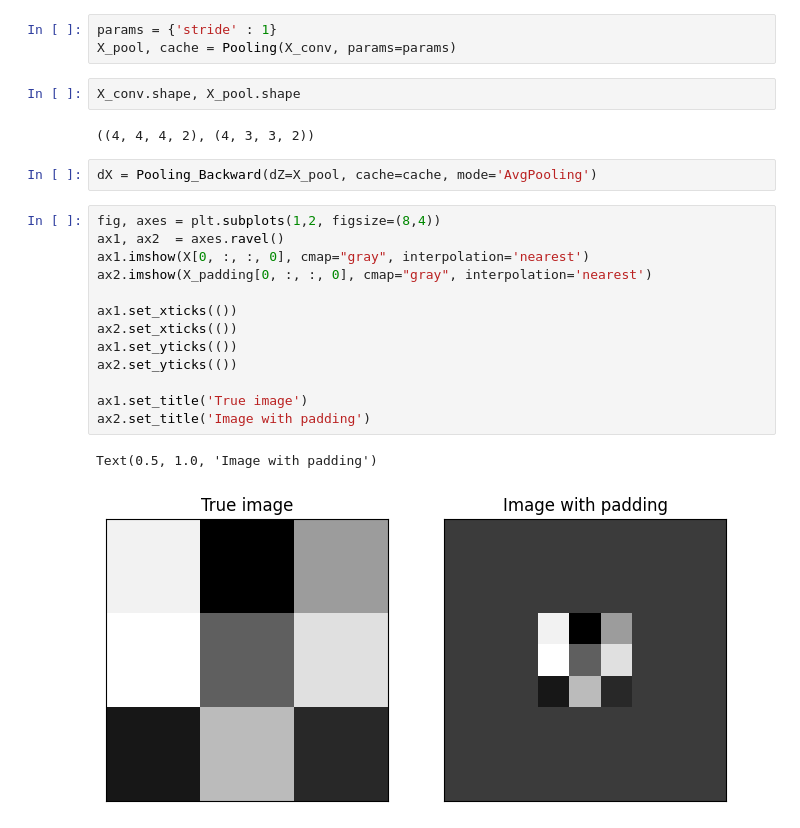
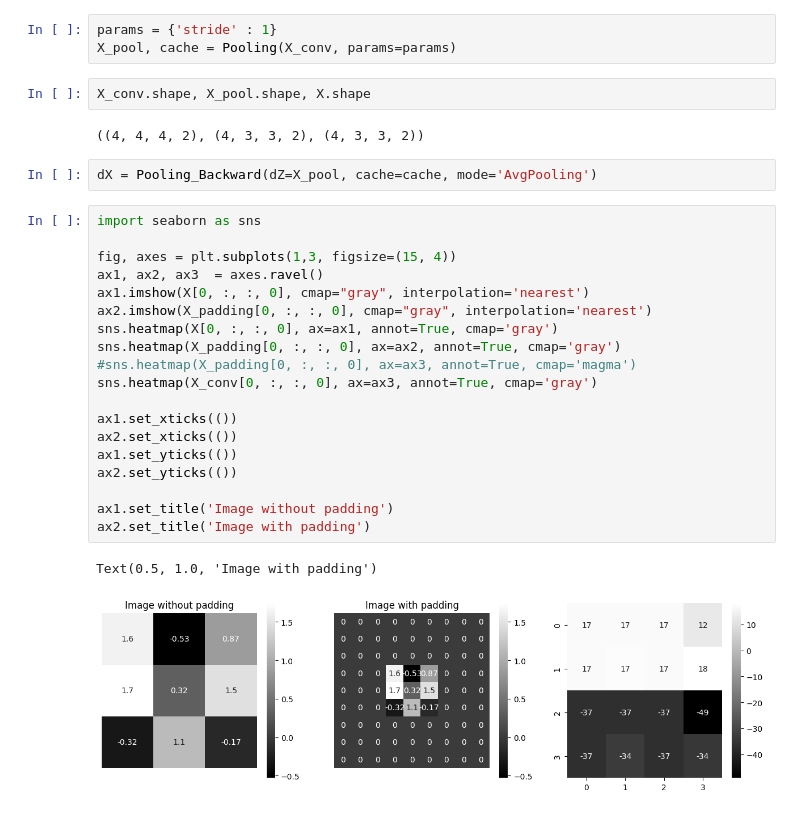
Before and after one commit to irene1604/deep_learning, a Jupyter notebook: ConvNet_step_by_step.ipynb, the cells around one changed output. Cells and saved outputs as stored; diff of their text form.

Commit message:
ConvNet updating

```diff
--- a/ConvNet_step_by_step.ipynb
+++ b/ConvNet_step_by_step.ipynb
@@ -456,24 +460,30 @@ dA, dW, db = Conv_Backward(dZ=X_conv, cache=cache_conv)
 params = {'stride' : 1}
 X_pool, cache = Pooling(X_conv, params=params)
 # %%
-X_conv.shape, X_pool.shape
+X_conv.shape, X_pool.shape, X.shape
 # %% [output]
-((4, 4, 4, 2), (4, 3, 3, 2))
+((4, 4, 4, 2), (4, 3, 3, 2), (4, 3, 3, 2))
 # %%
 dX = Pooling_Backward(dZ=X_pool, cache=cache, mode='AvgPooling')
 # %%
-fig, axes = plt.subplots(1,2, figsize=(8,4))
-ax1, ax2  = axes.ravel()
+import seaborn as sns
+
+fig, axes = plt.subplots(1,3, figsize=(15, 4))
+ax1, ax2, ax3  = axes.ravel()
 ax1.imshow(X[0, :, :, 0], cmap="gray", interpolation='nearest')
 ax2.imshow(X_padding[0, :, :, 0], cmap="gray", interpolation='nearest')
+sns.heatmap(X[0, :, :, 0], ax=ax1, annot=True, cmap='gray')
+sns.heatmap(X_padding[0, :, :, 0], ax=ax2, annot=True, cmap='gray')
+#sns.heatmap(X_padding[0, :, :, 0], ax=ax3, annot=True, cmap='magma')
+sns.heatmap(X_conv[0, :, :, 0], ax=ax3, annot=True, cmap='gray')
 
 ax1.set_xticks(())
 ax2.set_xticks(())
 ax1.set_yticks(())
 ax2.set_yticks(())
 
-ax1.set_title('True image')
+ax1.set_title('Image without padding')
 ax2.set_title('Image with padding')
 # %% [output]
 Text(0.5, 1.0, 'Image with padding')
-[figure, old version]
+[figure, new version]
```
Also changed, not shown: parts of 1 cell of this notebook, 3 other files.
